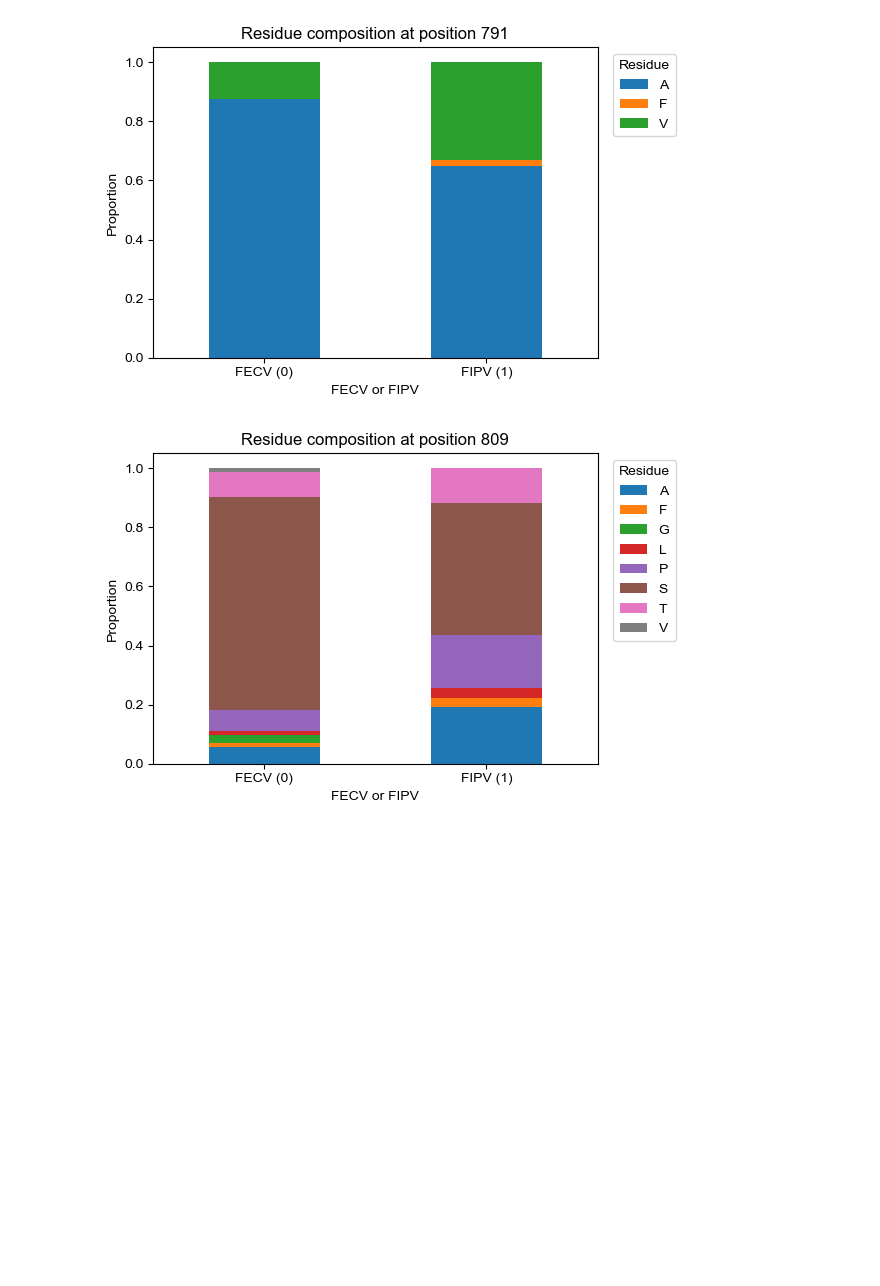
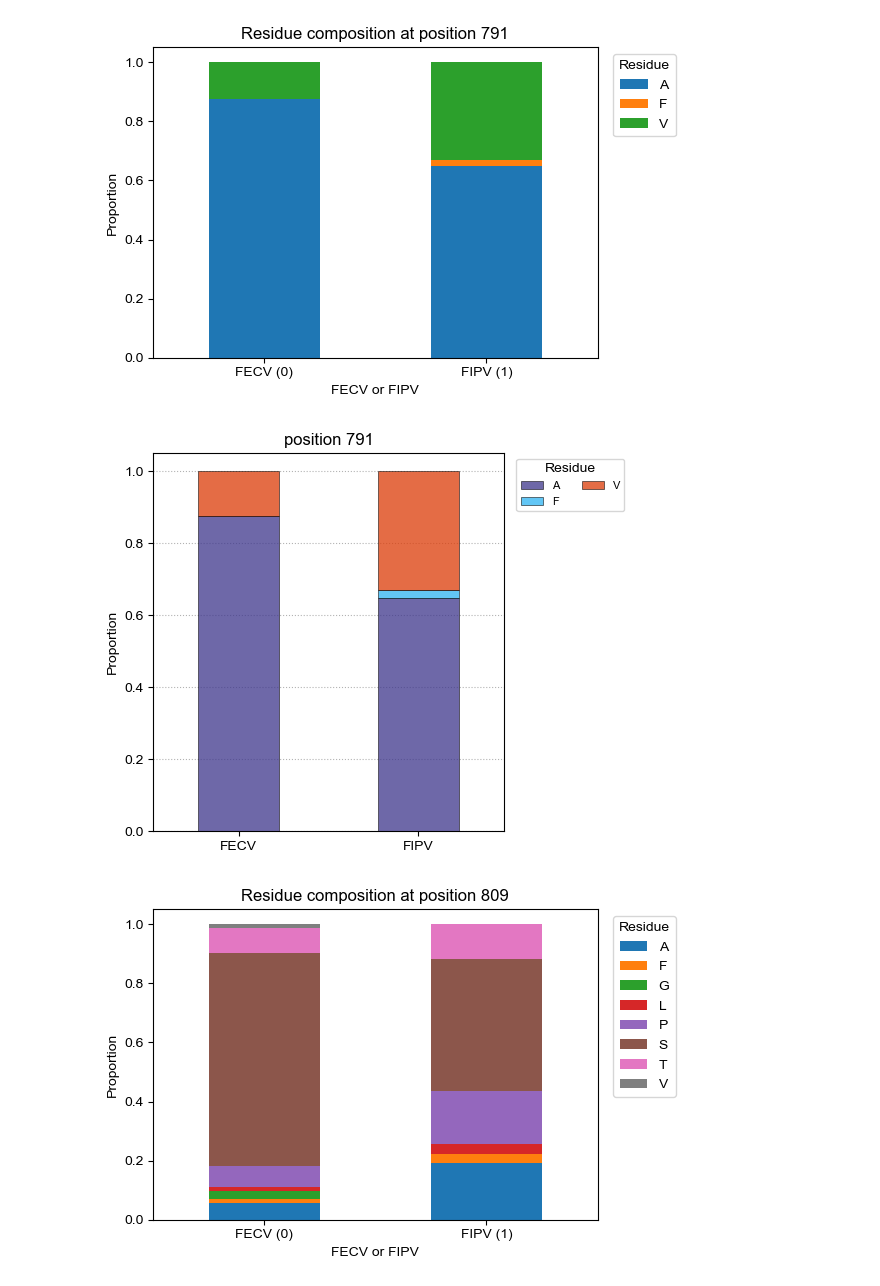
Before and after one commit to skawakubo/FCoV-evolution, a Jupyter notebook: Fig2_FIPV_vs_FECV_Fishers_exact_test/Spike/FIPV_keymut_detect_all_seq_FCS_0310.ipynb, the cells around one changed output. Cells and saved outputs as stored; diff of their text form; code cells hidden in the pictures; blank space fills up the shorter version.

Commit message:
update figures for Fig2

```diff
--- a/Fig2_FIPV_vs_FECV_Fishers_exact_test/Spike/FIPV_keymut_detect_all_seq_FCS_0310.ipynb
+++ b/Fig2_FIPV_vs_FECV_Fishers_exact_test/Spike/FIPV_keymut_detect_all_seq_FCS_0310.ipynb
@@ -31,7 +31,7 @@ except Exception as e:
 # %% [output]
 Arialフォントを適用しました: /System/Library/Fonts/Supplemental/Arial.ttf
 # %%
-meta = pd.read_csv("FCoV1_S_all_seq_final_meta_20260306.tsv", sep="\t")
+meta = pd.read_csv("/Users/izumikida/FCoV-evolution/Fig2_FIPV_vs_FECV_Fishers_exact_test/Spike/FCoV1_S_all_seq_final_meta_20260306.tsv", sep="\t")
 meta
 # %% [output]
 |  | Accession | biotype | Organism_Name | Isolate | Species | Spike_Length | Geo_Location | Country | Host | ... |
@@ -53,7 +53,7 @@ meta
 ids = []
 seqs = []
 
-for rec in SeqIO.parse("FCS_all_aa.fas", "fasta"):
+for rec in SeqIO.parse("/Users/izumikida/FCoV-evolution/Fig2_FIPV_vs_FECV_Fishers_exact_test/Spike/FCS_all_aa.fas", "fasta"):
     ids.append(rec.id)
     seqs.append(str(rec.seq))
 
@@ -826,6 +826,69 @@ plt.tight_layout()
 plt.show()
 # %% [output]
 [figure]
+# %%
+import matplotlib.pyplot as plt
+import numpy as np
+plt.rcParams["font.sans-serif"] = ["Arial"]
+plt.rcParams["font.family"] = "sans-serif"
+# 1. 全20種類のアミノ酸と色の固定辞書を作成 (turboパレット)
+all_aa = list("ACDEFGHIKLMNPQRSTVWY")
+cmap = plt.get_cmap("turbo")
+color_dict = {
+    aa: cmap(i) for aa, i in zip(all_aa, np.linspace(0.05, 0.95, len(all_aa)))
+}
+# L（ロイシン）は濃いエメラルドグリーン、M（メチオニン）は明るいライムグリーンに固定
+color_dict["L"] = "#10A070"  # 深めの青緑/エメラルドグリーン
+color_dict["M"] = "#70E040"  # 明るいライムグリーン
+# 2. ポジション指定とデータ集計
+pos, offset = 791, 778
+df = df_selected.copy()
+df["Residue"] = df["Seq"].str[pos - offset - 1]
+
+prop = (
+    df.groupby(["FIP_label", "Residue"])
+    .size()
+    .groupby(level=0)
+    .apply(lambda x: x / x.sum())
+    .unstack(fill_value=0)
+)
+
+# 3. 描画（prop.columns に合わせて固定辞書から色を取得）とSVG保存
+fig, ax = plt.subplots(figsize=(5.5, 4.5))
+
+prop.plot(
+    kind="bar",
+    stacked=True,
+    ax=ax,
+    width=0.45,
+    color=[color_dict[aa] for aa in prop.columns],  # ここで辞書から色を参照
+    alpha=0.75,
+    edgecolor="black",
+    linewidth=0.5,
+)
+
+ax.set(
+    ylabel="Proportion",
+    xlabel="",
+    title=f"position {pos}",
+)
+ax.set_xticklabels(["FECV", "FIPV"], rotation=0)
+ax.grid(axis="y", linestyle=":", color="gray", alpha=0.6)
+ax.set_axisbelow(True)
+ax.legend(
+    title="Residue",
+    bbox_to_anchor=(1.02, 1),
+    loc="upper left",
+    frameon=True,
+    ncol=2,
+    fontsize=8,
+)
+
+plt.tight_layout()
+plt.savefig(f"residue_composition_{pos}.svg", format="svg")
+plt.show()
+# %% [output]
+[figure, added]
 # %%
 pos = 809  # 1-based position (表示用/ゲノム座標)
 offset = 778
```
Also changed, not shown: parts of 5 cells of this notebook, 18 other files.
